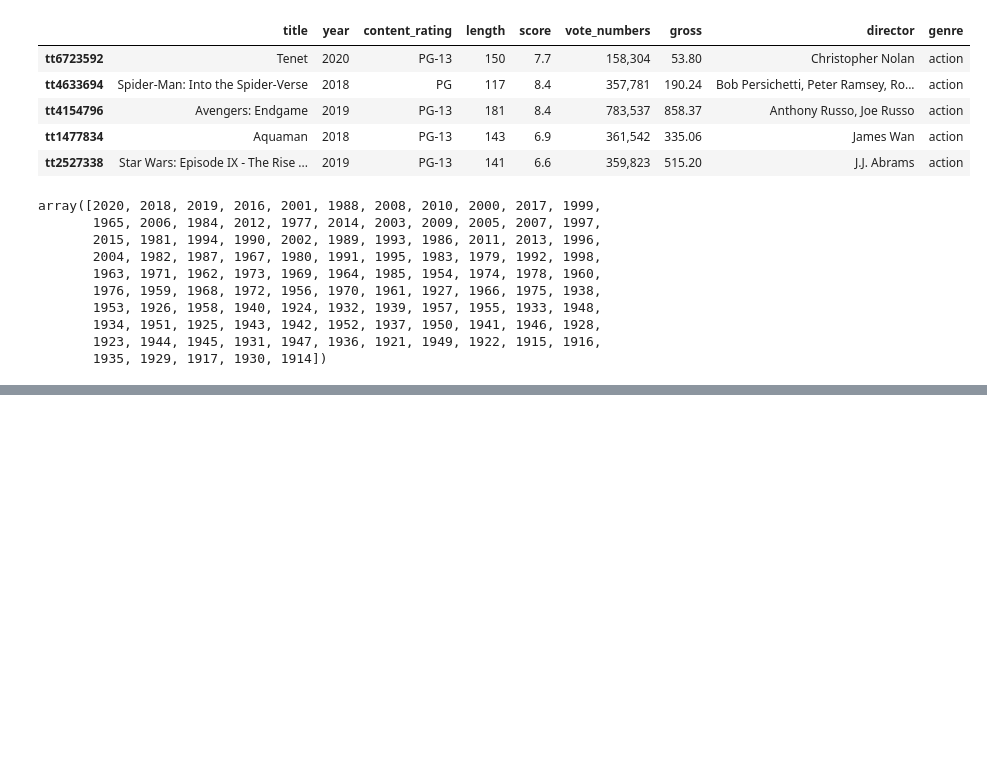
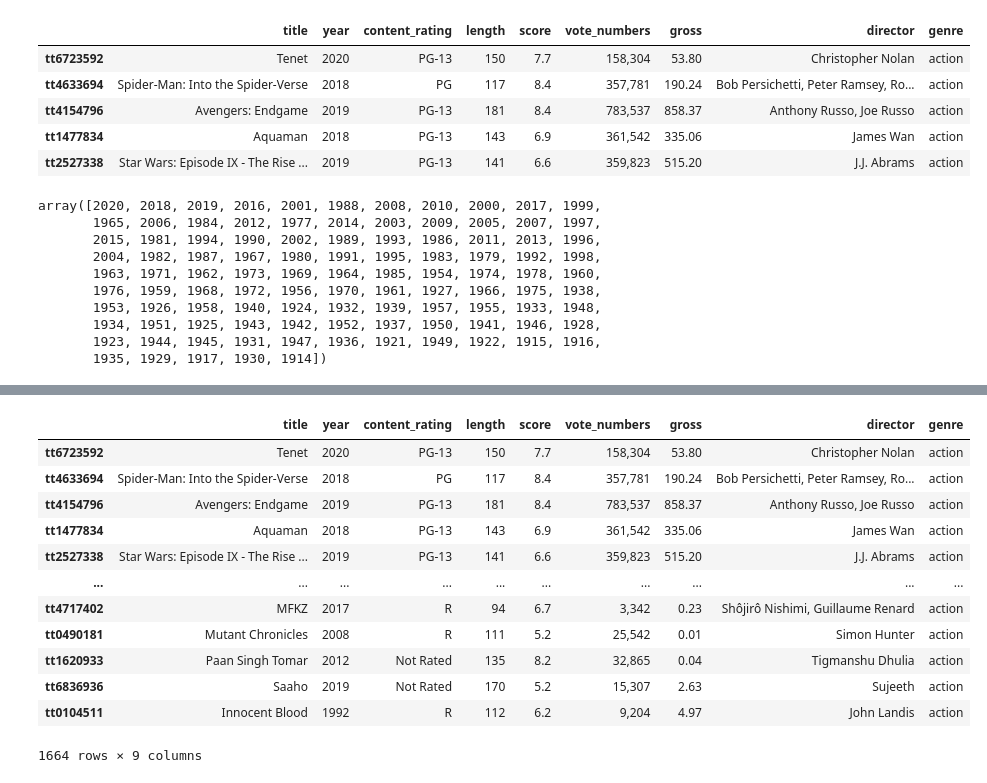
Before and after one commit to YueWangpl/DATA1050_movie_rating_prediction_proj, a Jupyter notebook: Visualization2.ipynb, the cells around one changed output, grey strips where cells are left out. Drawn from its saved outputs; the diff is of its cells as text; code cells hidden in the pictures; blank space fills up the shorter version.

```diff
--- a/Visualization2.ipynb
+++ b/Visualization2.ipynb
@@ -87,8 +81,8 @@ array([2020, 2018, 2019, 2016, 2001, 1988, 2008, 2010, 2000, 2017, 1999,
        1935, 1929, 1917, 1930, 1914])
 # %%
 # Drop years before 2015
-df1 = df1[~(df1['year'] < 2015)]
-df1.head(10)
+df2 = df1[~(df1['year'] < 2015)]
+df2.head(10)
 # %% [output]
 |  | title | year | content_rating | length | score | vote_numbers | gross | director | genre |
 | tt6723592 | Tenet | 2020 | PG-13 | 150 | 7.7 | 158,304 | 53.80 | Christopher Nolan | action |
@@ -101,3 +95,19 @@ df1.head(10)
 | tt5463162 | Deadpool 2 | 2018 | R | 119 | 7.7 | 470,113 | 324.59 | David Leitch | action |
 | tt4154756 | Avengers: Infinity War | 2018 | PG-13 | 149 | 8.4 | 815,703 | 678.82 | Anthony Russo, Joe Russo | action |
 | tt7713068 | Birds of Prey: And the Fantabulou... | 2020 | R | 109 | 6.1 | 154,955 | 84.16 | Cathy Yan | action |
+# %%
+df1[df1['genre'] == 'action']
+# %% [output]
+|  | title | year | content_rating | length | score | vote_numbers | gross | director | genre |
+| tt6723592 | Tenet | 2020 | PG-13 | 150 | 7.7 | 158,304 | 53.80 | Christopher Nolan | action |
+| tt4633694 | Spider-Man: Into the Spider-Verse | 2018 | PG | 117 | 8.4 | 357,781 | 190.24 | Bob Persichetti, Peter Ramsey, Ro... | action |
+| tt4154796 | Avengers: Endgame | 2019 | PG-13 | 181 | 8.4 | 783,537 | 858.37 | Anthony Russo, Joe Russo | action |
+| tt1477834 | Aquaman | 2018 | PG-13 | 143 | 6.9 | 361,542 | 335.06 | James Wan | action |
+| tt2527338 | Star Wars: Episode IX - The Rise ... | 2019 | PG-13 | 141 | 6.6 | 359,823 | 515.20 | J.J. Abrams | action |
+| ... | ... | ... | ... | ... | ... | ... | ... | ... | ... |
+| tt4717402 | MFKZ | 2017 | R | 94 | 6.7 | 3,342 | 0.23 | Shôjirô Nishimi, Guillaume Renard | action |
+| tt0490181 | Mutant Chronicles | 2008 | R | 111 | 5.2 | 25,542 | 0.01 | Simon Hunter | action |
+| tt1620933 | Paan Singh Tomar | 2012 | Not Rated | 135 | 8.2 | 32,865 | 0.04 | Tigmanshu Dhulia | action |
+| tt6836936 | Saaho | 2019 | Not Rated | 170 | 5.2 | 15,307 | 2.63 | Sujeeth | action |
+| tt0104511 | Innocent Blood | 1992 | R | 112 | 6.2 | 9,204 | 4.97 | John Landis | action |
+1664 rows × 9 columns
```
Also changed, not shown: parts of 5 cells of this notebook.
